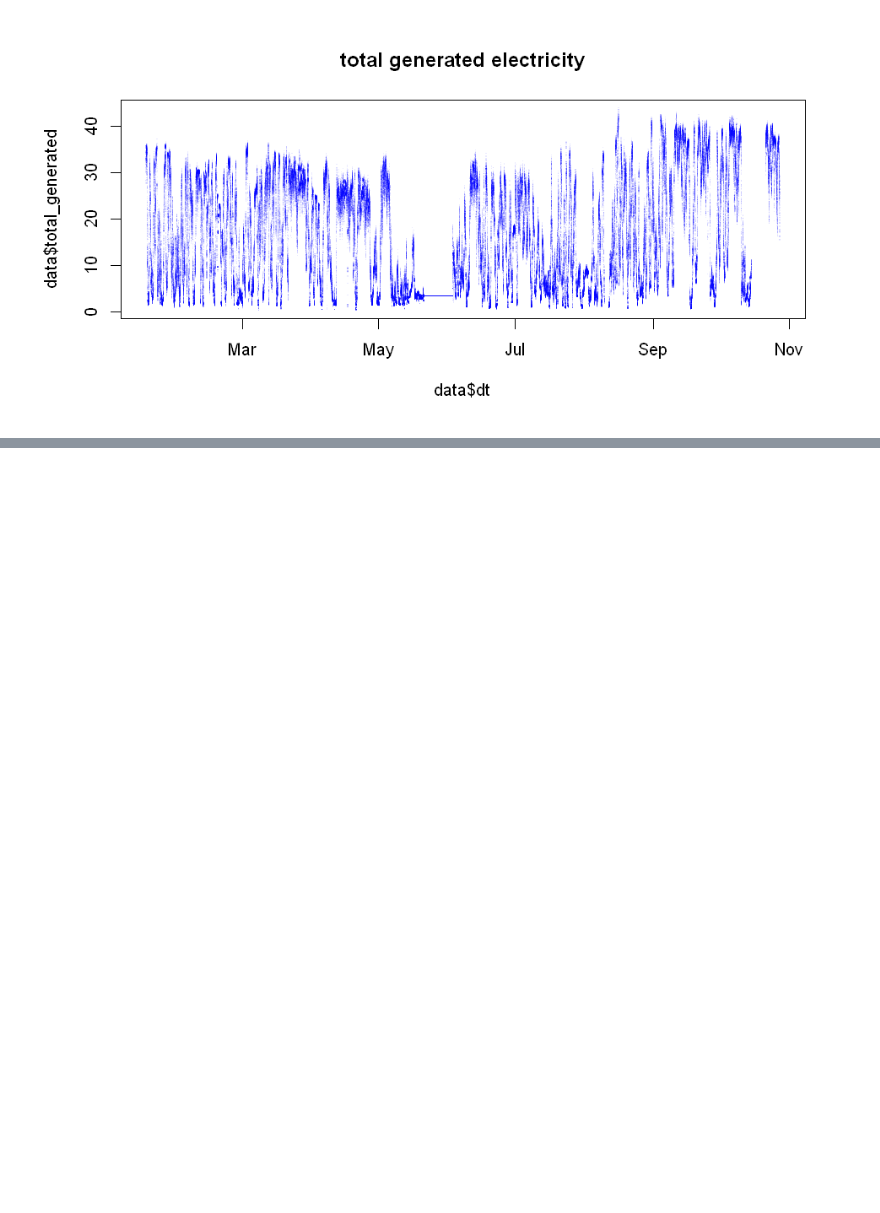
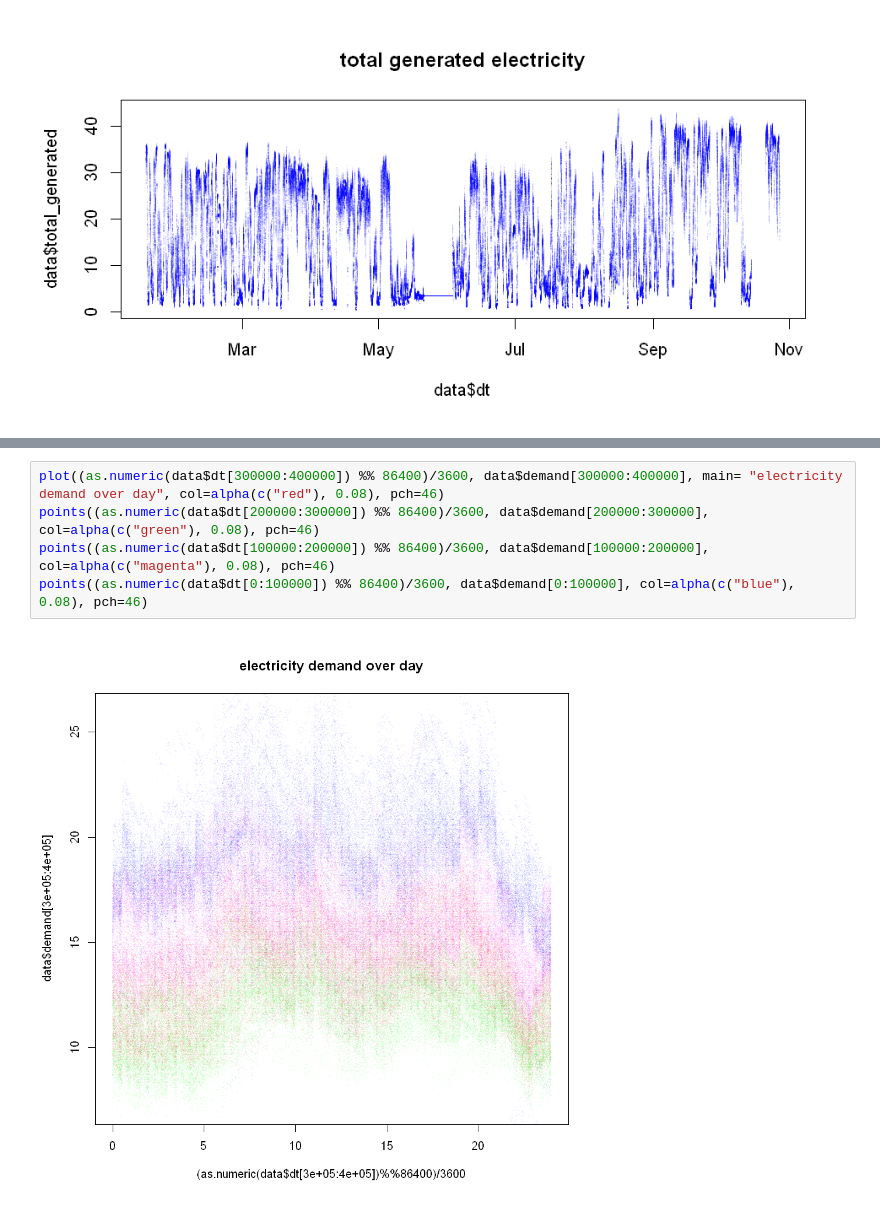
Before and after one commit to srendall91/orkney-electricity, a Jupyter notebook: loganalysis/ElecandANManalysis.ipynb, the cells around one changed output, grey strips where cells are left out. Drawn from its saved outputs; the diff is of its cells as text; blank space fills up the shorter version.

```diff
--- a/loganalysis/ElecandANManalysis.ipynb
+++ b/loganalysis/ElecandANManalysis.ipynb
@@ -74,0 +95,7 @@ plot(data$dt, data$total_generated, main= "total generated electricity", col=alp
+# %%
+plot((as.numeric(data$dt[300000:400000]) %% 86400)/3600, data$demand[300000:400000], main= "electricity demand over day", col=alpha(c("red"), 0.08), pch=46)
+points((as.numeric(data$dt[200000:300000]) %% 86400)/3600, data$demand[200000:300000], col=alpha(c("green"), 0.08), pch=46)
+points((as.numeric(data$dt[100000:200000]) %% 86400)/3600, data$demand[100000:200000], col=alpha(c("magenta"), 0.08), pch=46)
+points((as.numeric(data$dt[0:100000]) %% 86400)/3600, data$demand[0:100000], col=alpha(c("blue"), 0.08), pch=46)
+# %% [output]
+[figure, added]
```
Also changed, not shown: parts of 5 cells of this notebook.
